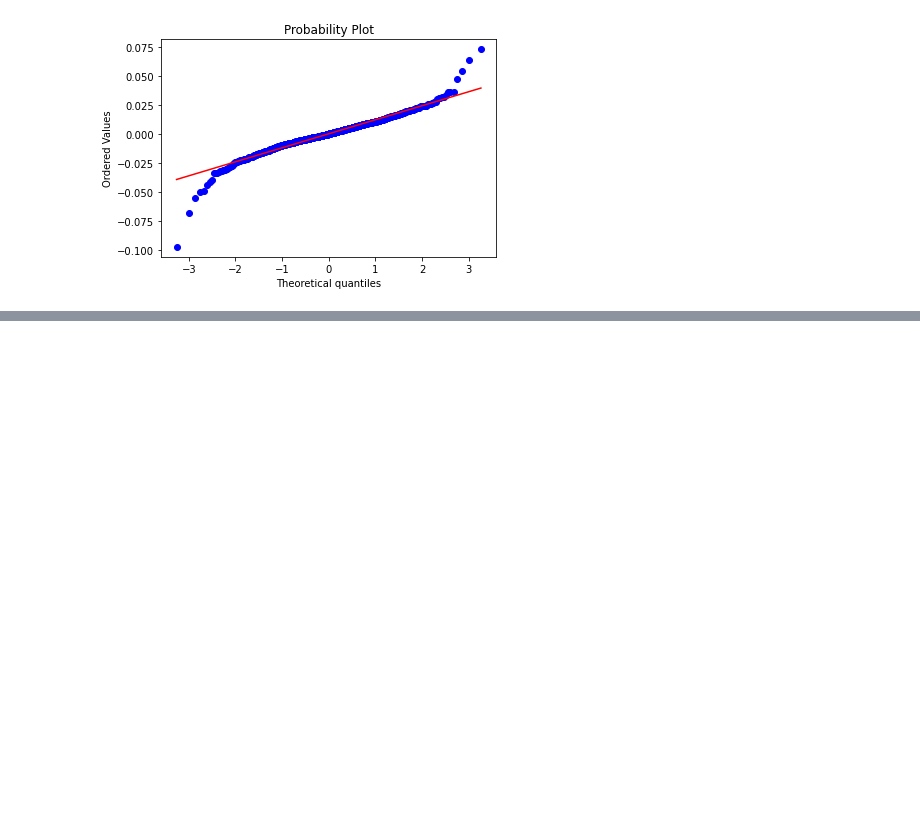
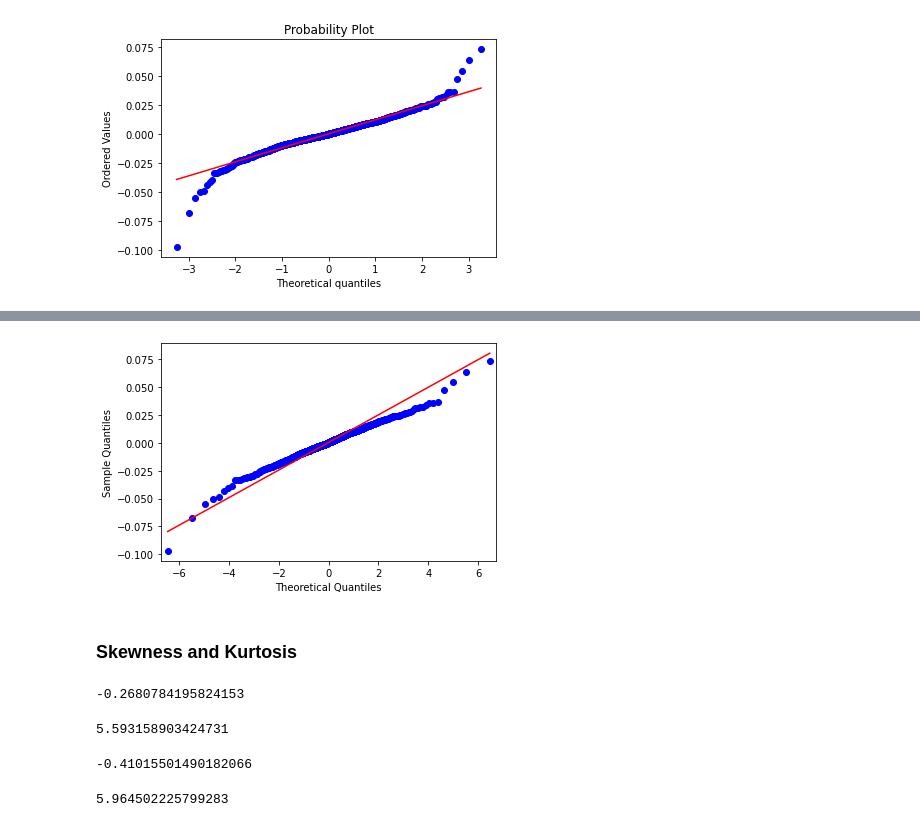
Before and after one commit to tohidabedini/deep-learning-courses, a Jupyter notebook: 04-Udemy - Financial/02-Financial basics/2.11-Financial Data Statistics.ipynb, the cells around one changed output, grey strips where cells are left out. Saved outputs shown, nothing was run; the diff lists cells and outputs as text; code cells hidden in the pictures; blank space fills up the shorter version.

```diff
--- a/04-Udemy - Financial/02-Financial basics/2.11-Financial Data Statistics.ipynb
+++ b/04-Udemy - Financial/02-Financial basics/2.11-Financial Data Statistics.ipynb
@@ -114,0 +162,22 @@ probplot(sbux['log_return'].dropna(), dist='norm', fit=True, plot=plt);
+# %%
+sm.qqplot(sbux['log_return'].dropna(), dist=myt(df_log),line='s');
+# %% [output]
+[figure, added]
+# %% [markdown]
+### Skewness and Kurtosis
+# %%
+sbux['return'].skew()
+# %% [output]
+-0.2680784195824153
+# %%
+sbux['return'].kurtosis()
+# %% [output]
+5.593158903424731
+# %%
+sbux['log_return'].skew()
+# %% [output]
+-0.41015501490182066
+# %%
+sbux['log_return'].kurtosis()
+# %% [output]
+5.964502225799283
```
Also changed, not shown: parts of 17 cells of this notebook.
